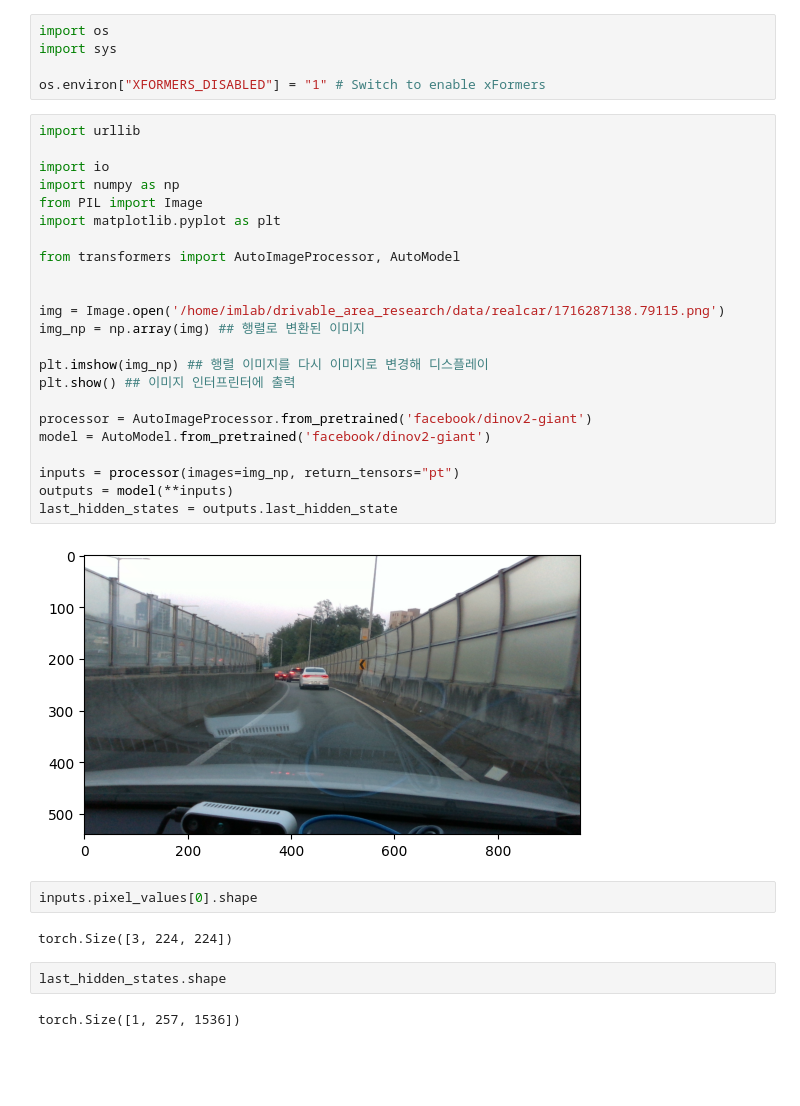
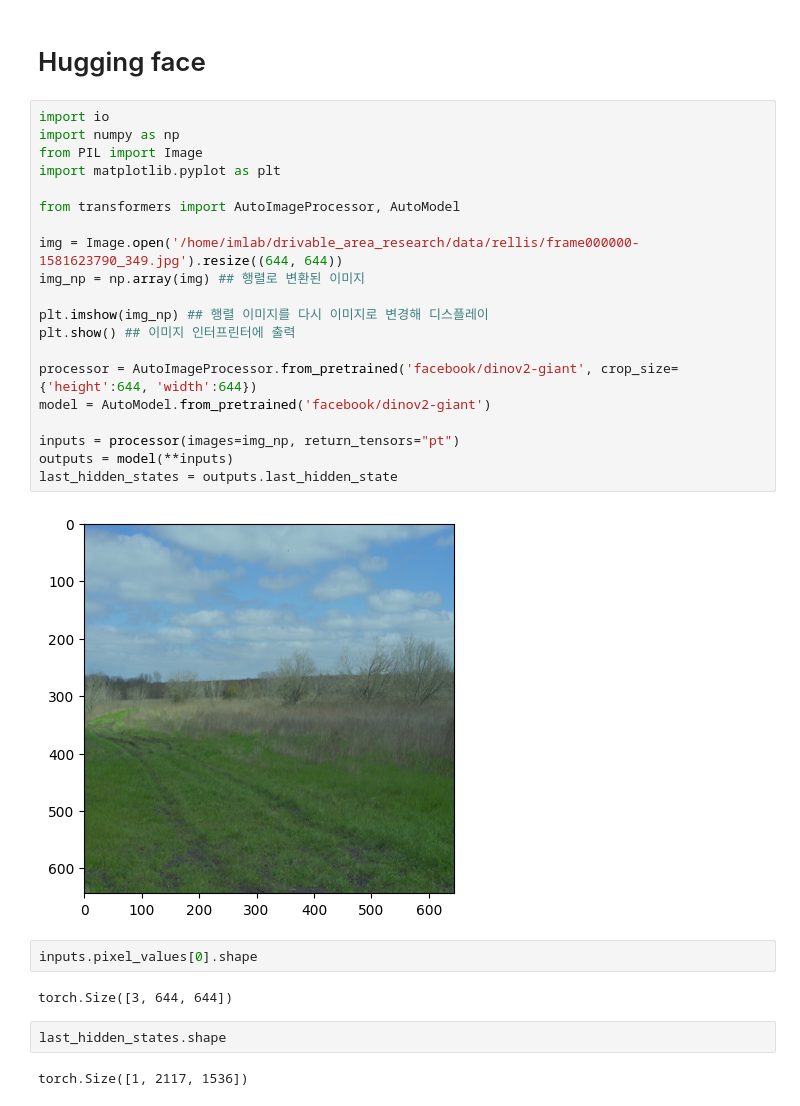
Before and after one commit to julio981007/drivable_area_research, a Jupyter notebook: dinov2.ipynb, the cells around one changed output. Drawn from its saved outputs; the diff is of its cells as text; blank space fills up the shorter version.

```diff
--- a/dinov2.ipynb
+++ b/dinov2.ipynb
@@ -1,41 +1,35 @@
-# %%
-import os
-import sys
-
-os.environ["XFORMERS_DISABLED"] = "1" # Switch to enable xFormers
+# %% [markdown]
+# Hugging face
 # %%
-import urllib
-
 import io
 import numpy as np
 from PIL import Image
 import matplotlib.pyplot as plt
 
 from transformers import AutoImageProcessor, AutoModel
 
-
-img = Image.open('/home/imlab/drivable_area_research/data/realcar/1716287138.79115.png')
+img = Image.open('/home/imlab/drivable_area_research/data/rellis/frame000000-1581623790_349.jpg').resize((644, 644))
 img_np = np.array(img) ## 행렬로 변환된 이미지
 
 plt.imshow(img_np) ## 행렬 이미지를 다시 이미지로 변경해 디스플레이
 plt.show() ## 이미지 인터프린터에 출력
 
-processor = AutoImageProcessor.from_pretrained('facebook/dinov2-giant')
+processor = AutoImageProcessor.from_pretrained('facebook/dinov2-giant', crop_size={'height':644, 'width':644})
 model = AutoModel.from_pretrained('facebook/dinov2-giant')
 
 inputs = processor(images=img_np, return_tensors="pt")
 outputs = model(**inputs)
 last_hidden_states = outputs.last_hidden_state
 # %% [output]
-[figure, old version]
+[figure, new version]
 # %%
 inputs.pixel_values[0].shape
 # %% [output]
-torch.Size([3, 224, 224])
+torch.Size([3, 644, 644])
 # %%
 last_hidden_states.shape
 # %% [output]
-torch.Size([1, 257, 1536])
+torch.Size([1, 2117, 1536])
 # %%
 from numpy.linalg import norm
 
```
Also changed, not shown: parts of 12 cells of this notebook.
